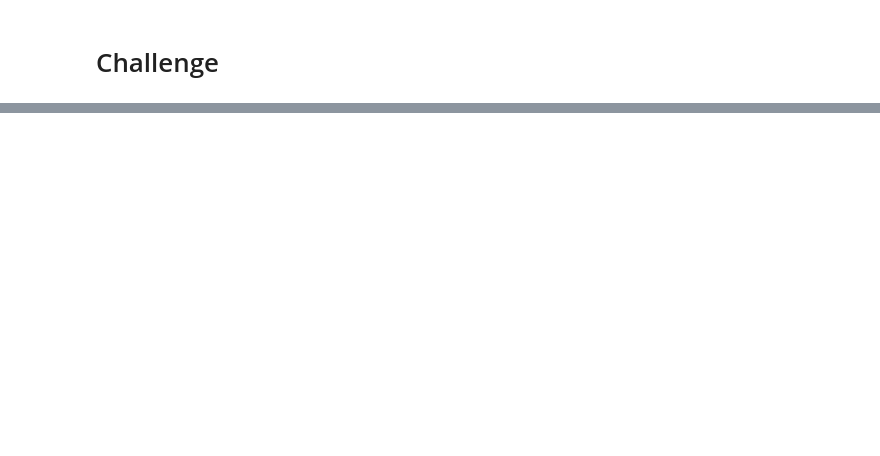
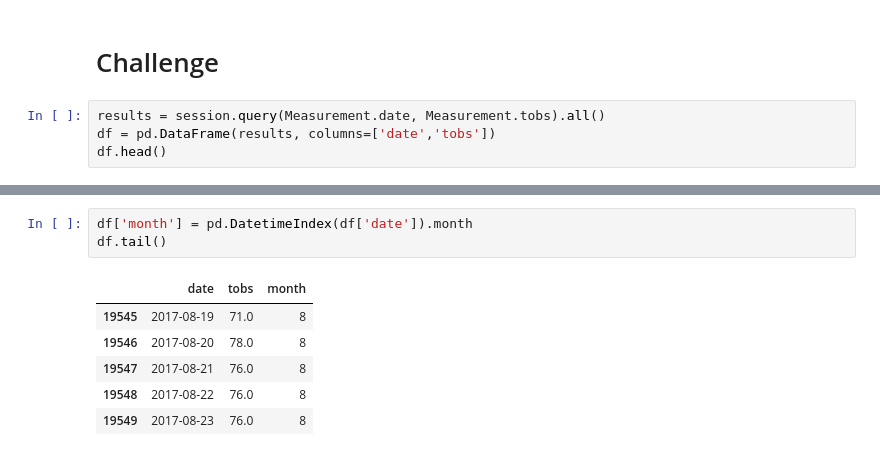
Before and after one commit to Btriordan/surfs_up, a Jupyter notebook: climate_analysis.ipynb, the cells around one changed output, grey strips where cells are left out. Cells and saved outputs as stored; diff of their text form; blank space fills up the shorter version.

```diff
--- a/climate_analysis.ipynb
+++ b/climate_analysis.ipynb
@@ -139,2 +169,6 @@ plt.tight_layout()
 # %% [markdown]
 # Challenge
+# %%
+results = session.query(Measurement.date, Measurement.tobs).all()
+df = pd.DataFrame(results, columns=['date','tobs'])
+df.head()
@@ -140,0 +182,10 @@ plt.tight_layout()
+# %%
+df['month'] = pd.DatetimeIndex(df['date']).month
+df.tail()
+# %% [output]
+|  | date | tobs | month |
+| 19545 | 2017-08-19 | 71.0 | 8 |
+| 19546 | 2017-08-20 | 78.0 | 8 |
+| 19547 | 2017-08-21 | 76.0 | 8 |
+| 19548 | 2017-08-22 | 76.0 | 8 |
+| 19549 | 2017-08-23 | 76.0 | 8 |
```
Also changed, not shown: parts of 16 cells of this notebook.
